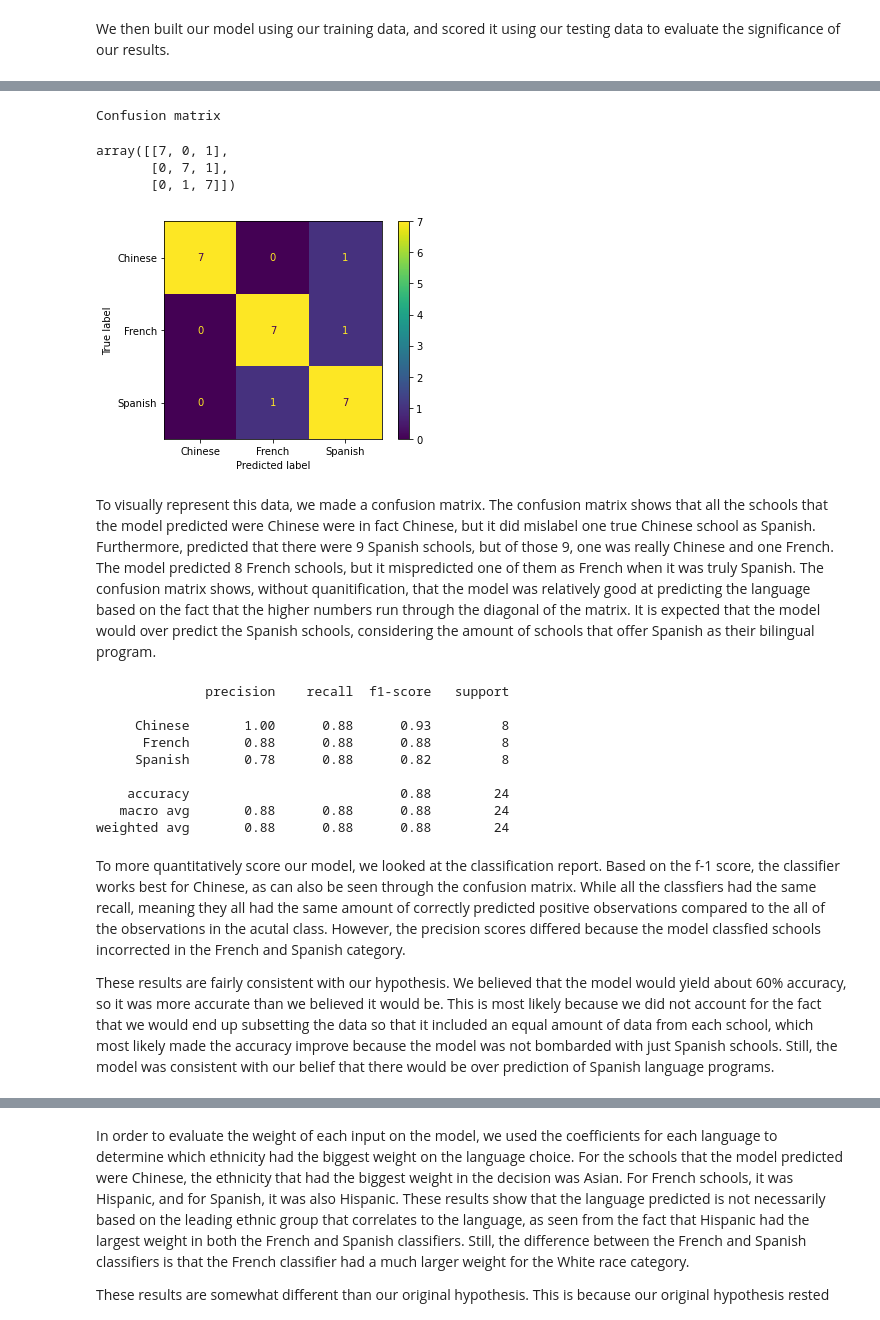
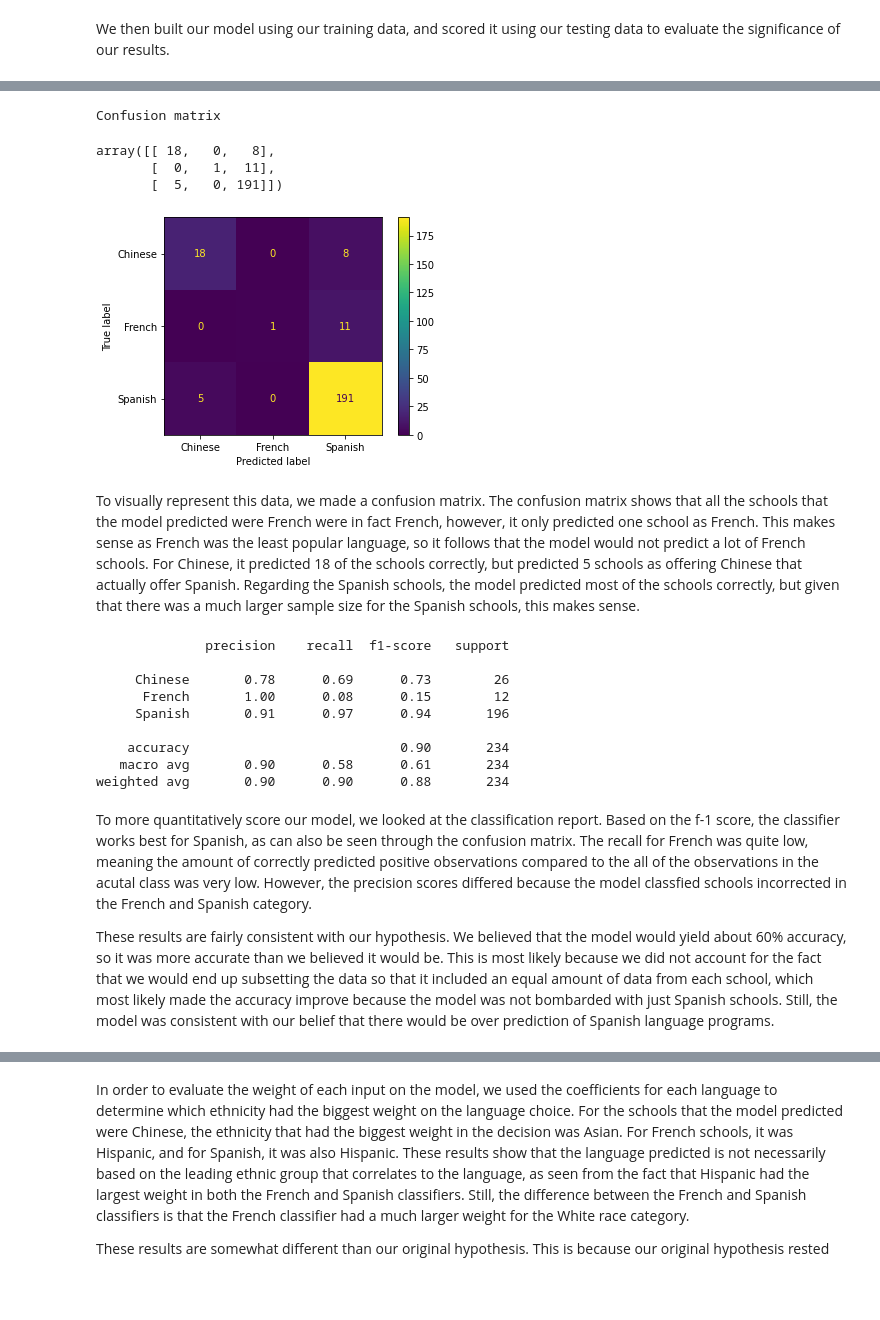
Before and after one commit to gaby-chu/info2950, a Jupyter notebook: project/phase_iv-FINAL.ipynb, the cells around one changed output, grey strips where cells are left out. Drawn from its saved outputs; the diff is of its cells as text; code cells hidden in the pictures; blank space fills up the shorter version.

```diff
--- a/project/phase_iv-FINAL.ipynb
+++ b/project/phase_iv-FINAL.ipynb
@@ -198,0 +199,8 @@ The model score returned a value of .733. Because we sampled an equal amount of
+# %%
+# train-test split (70%/30%)
+X_train_1, X_test_1, y_train_1, y_test_1 = train_test_split(bilingual_demographic_data[['% Asian', '% Black', '% Hispanic',
+                                                                                '% Multiple Race Categories Not Represented', '% White']],
+                                                    bilingual_demographic_data['Language'], test_size= 0.3)
+print("Length of train and test sets:", len(y_train_1), len(y_test_1))
+language_model_2 = LogisticRegression(multi_class = 'multinomial', solver = 'newton-cg').fit(X_train_1, y_train_1)
+print("Accuracy of the model:", language_model_2.score(X_test_1, y_test_1))
@@ -199,41 +219,42 @@ The model score returned a value of .733. Because we sampled an equal amount of
 # %%
 # confusion matrix
 
 # true labels and predicted labels
-y_true = sample_training['Language']
-y_pred = language_model.predict(sample_race_training.values)
+y_true = bilingual_demographic_data['Language']
+y_pred = language_model_2.predict(bilingual_demographic_data[['% Asian', '% Black', '% Hispanic',
+                                                                                '% Multiple Race Categories Not Represented', '% White']].values)
 
 # confusion matrix
 print("Confusion matrix")
 display(confusion_matrix(y_true, y_pred))
 
 
 disp = ConfusionMatrixDisplay(confusion_matrix(y_true, y_pred), display_labels=language_model.classes_)
 disp.plot()
 plt.show()
 # %% [output]
 Confusion matrix
-array([[7, 0, 1],
-       [0, 7, 1],
-       [0, 1, 7]])
+array([[ 18,   0,   8],
+       [  0,   1,  11],
+       [  5,   0, 191]])
-[figure, old version]
+[figure, new version]
 # %% [markdown]
-To visually represent this data, we made a confusion matrix. The confusion matrix shows that all the schools that the model predicted were Chinese were in fact Chinese, but it did mislabel one true Chinese school as Spanish. Furthermore, predicted that there were 9 Spanish schools, but of those 9, one was really Chinese and one French. The model predicted 8 French schools, but it mispredicted one of them as French when it was truly Spanish. The confusion matrix shows, without quanitification, that the model was relatively good at predicting the language based on the fact that the higher numbers run through the diagonal of the matrix. It is expected that the model would over predict the Spanish schools, considering the amount of schools that offer Spanish as their bilingual program.
+To visually represent this data, we made a confusion matrix. The confusion matrix shows that all the schools that the model predicted were French were in fact French, however, it only predicted one school as French. This makes sense as French was the least popular language, so it follows that the model would not predict a lot of French schools. For Chinese, it predicted 18 of the schools correctly, but predicted 5 schools as offering Chinese that actually offer Spanish. Regarding the Spanish schools, the model predicted most of the schools correctly, but given that there was a much larger sample size for the Spanish schools, this makes sense.
 # %%
 # classification report
 print(classification_report(y_true,y_pred))
 # %% [output]
               precision    recall  f1-score   support
 
-     Chinese       1.00      0.88      0.93         8
-      French       0.88      0.88      0.88         8
-     Spanish       0.78      0.88      0.82         8
+     Chinese       0.78      0.69      0.73        26
+      French       1.00      0.08      0.15        12
+     Spanish       0.91      0.97      0.94       196
 
-    accuracy                           0.88        24
-   macro avg       0.88      0.88      0.88        24
-weighted avg       0.88      0.88      0.88        24
+    accuracy                           0.90       234
+   macro avg       0.90      0.58      0.61       234
+weighted avg       0.90      0.90      0.88       234
 # %% [markdown]
-To more quantitatively score our model, we looked at the classification report. Based on the f-1 score, the classifier works best for Chinese, as can also be seen through the confusion matrix. While all the classfiers had the same recall, meaning they all had the same amount of correctly predicted positive observations compared to the all of the observations in the acutal class. However, the precision scores differed because the model classfied schools incorrected in the French and Spanish category.
+To more quantitatively score our model, we looked at the classification report. Based on the f-1 score, the classifier works best for Spanish, as can also be seen through the confusion matrix. The recall for French was quite low, meaning the amount of correctly predicted positive observations compared to the all of the observations in the acutal class was very low. However, the precision scores differed because the model classfied schools incorrected in the French and Spanish category.
 
 These results are fairly consistent with our hypothesis. We believed that the model would yield about 60% accuracy, so it was more accurate than we believed it would be. This is most likely because we did not account for the fact that we would end up subsetting the data so that it included an equal amount of data from each school, which most likely made the accuracy improve because the model was not bombarded with just Spanish schools. Still, the model was consistent with our belief that there would be over prediction of Spanish language programs.
 # %%
```
Also changed, not shown: parts of 22 cells of this notebook.
